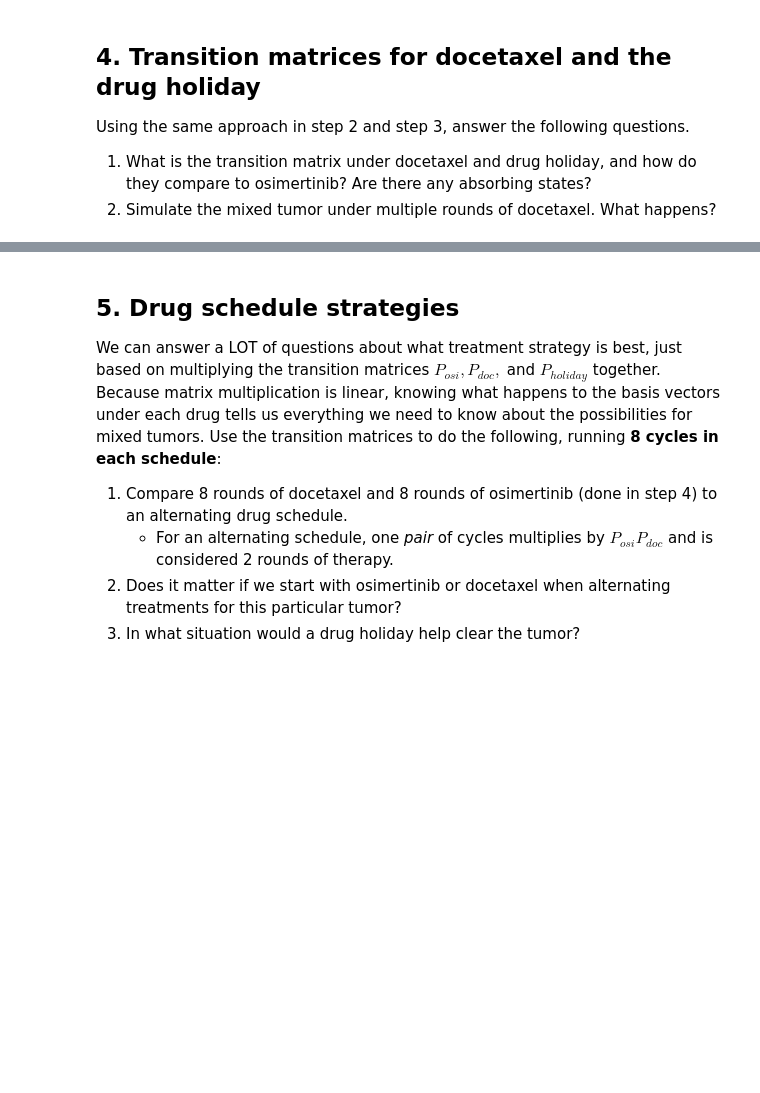
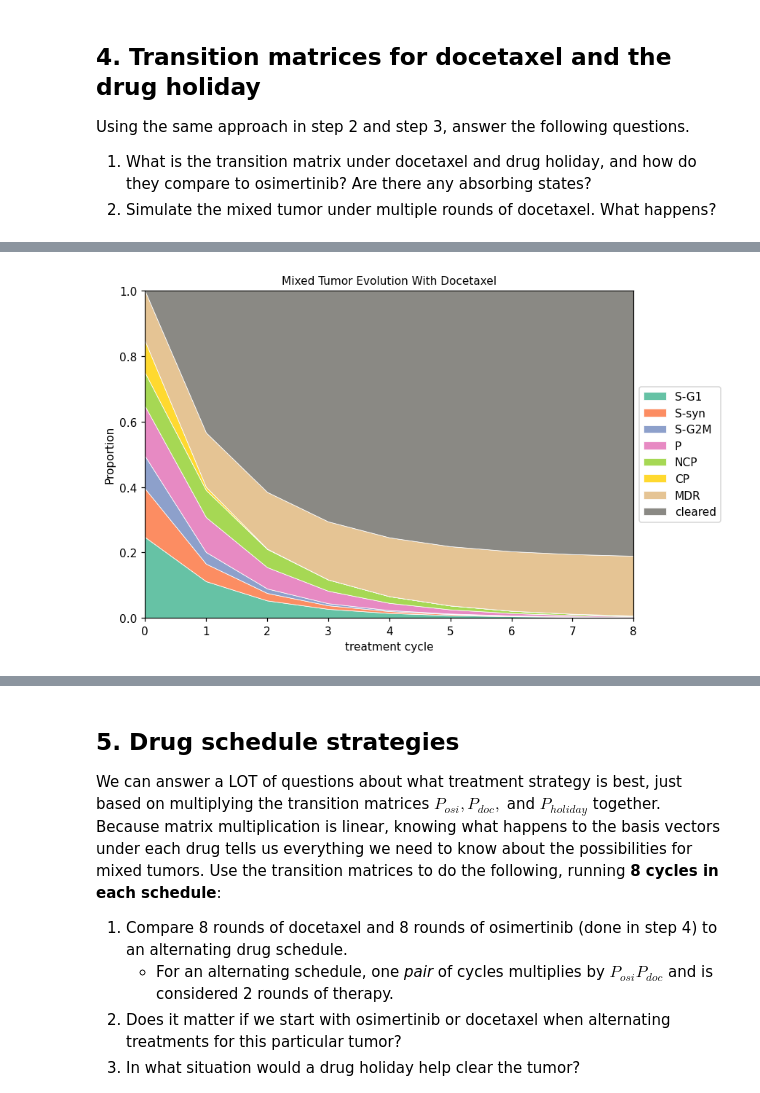
Before and after one commit to sxa6rp/uu_markov, a Jupyter notebook: lab_2/Lab09_markov_chain_cells.ipynb, the cells around one changed output, grey strips where cells are left out. Drawn from its saved outputs; the diff is of its cells as text; code cells hidden in the pictures; blank space fills up the shorter version.

```diff
--- a/lab_2/Lab09_markov_chain_cells.ipynb
+++ b/lab_2/Lab09_markov_chain_cells.ipynb
@@ -312,3 +438,16 @@ P_holiday = ...   # TODO
 # %%
 # Simulate the evolution of pi_mix under docetaxel
+n_cycles = 8
+traj_doc = evolve(pi_mix, P_hat_doc, n_cycles)
+
+fig, ax = plt.subplots(figsize=(8, 5))
+plot_trajectory(traj_doc, ax, title="Mixed Tumor Evolution With Docetaxel")
+
+handles, labels = ax.get_legend_handles_labels()
+ax.legend(handles, labels, loc="center left", bbox_to_anchor=(1, 0.5))
+ax.set_ylabel("Proportion")
+plt.tight_layout()
+plt.show()
+# %% [output]
+[figure, added]
 # %% [markdown]
```
Also changed, not shown: parts of 32 cells of this notebook.
